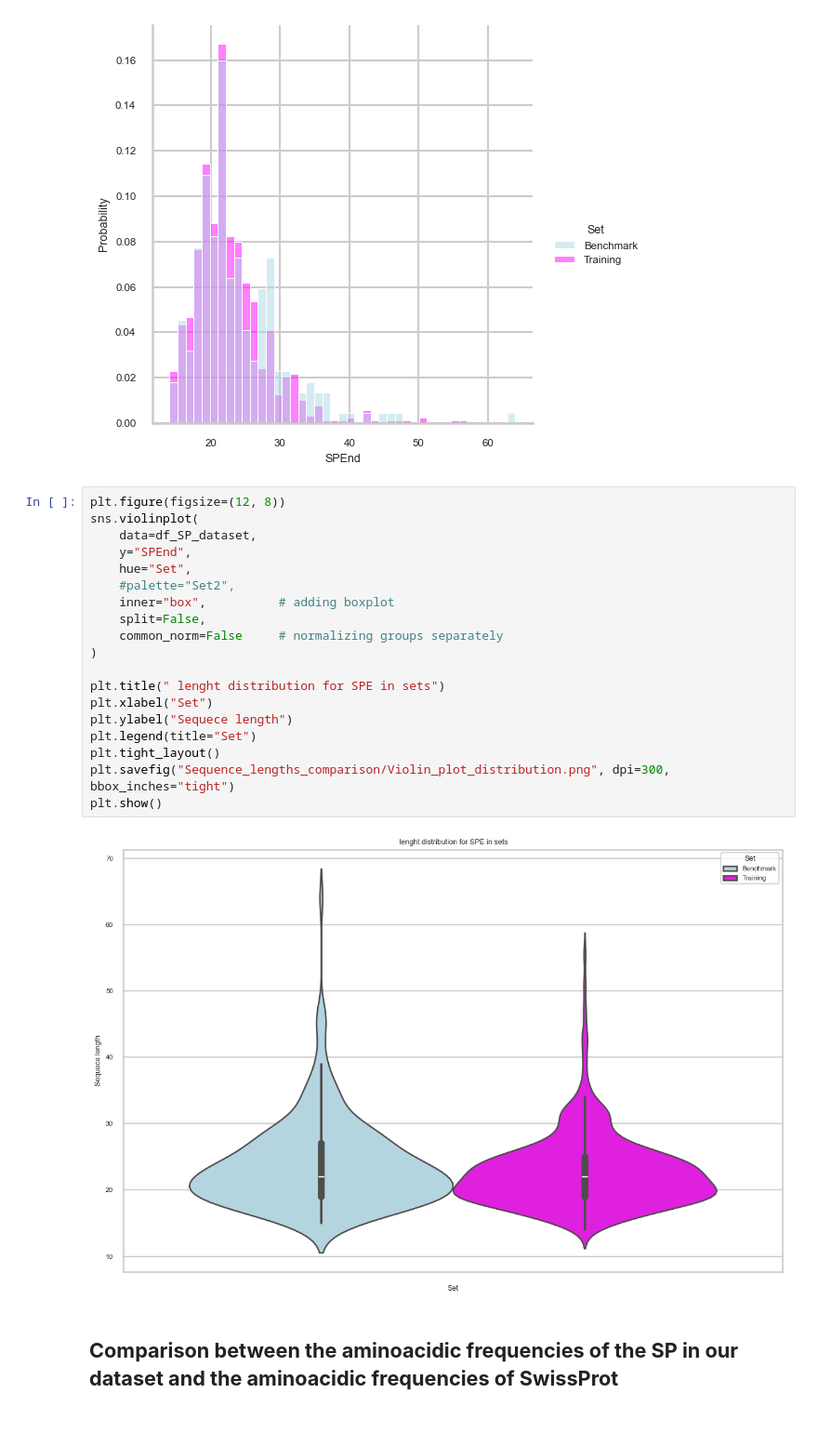
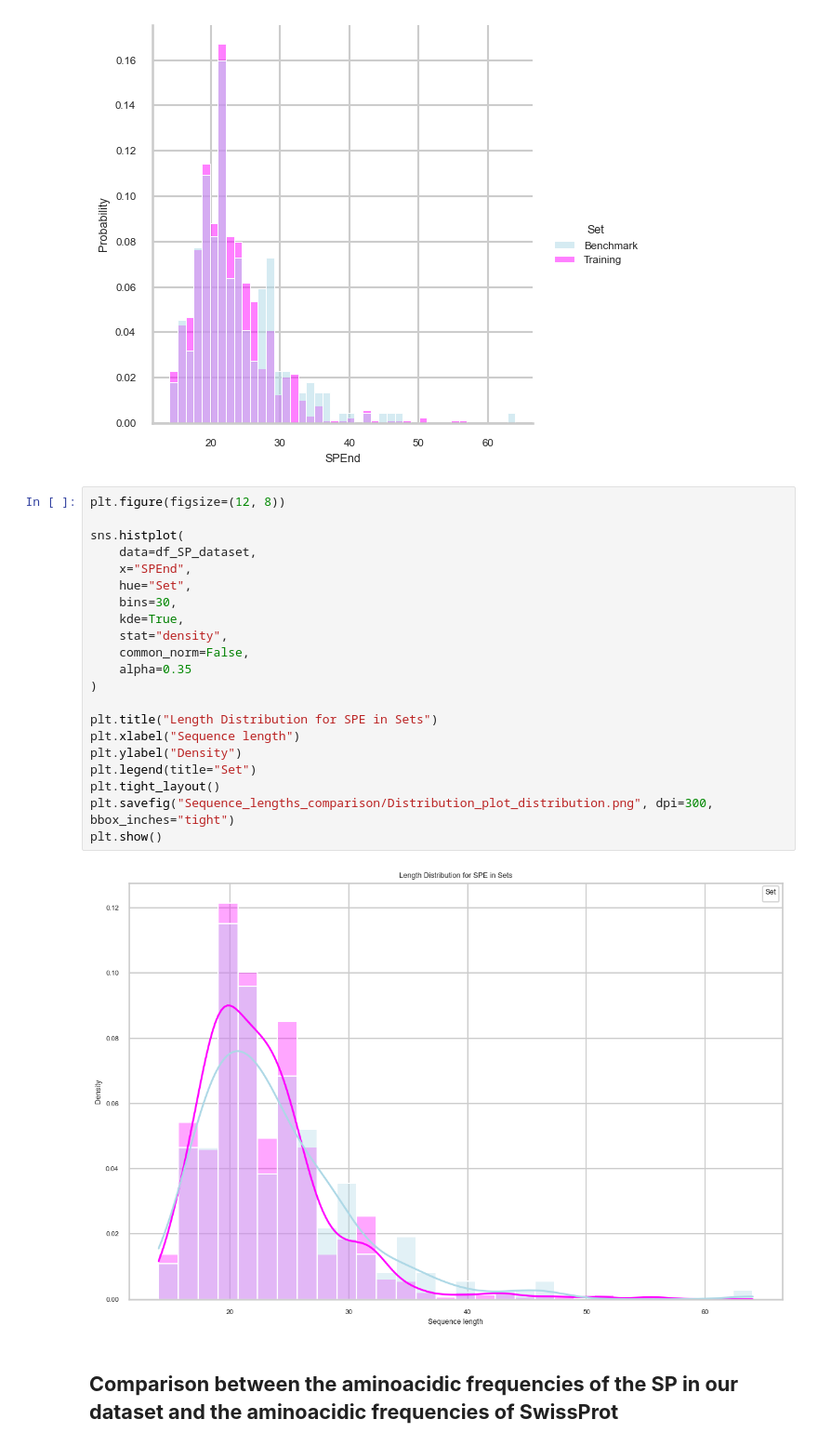
Before and after one commit to neginnilforosh/Labratory_of_Bioinformtics2, a Jupyter notebook: 3.Data_Analysis/plots.ipynb, the cells around one changed output. Shown at 93% size. Drawn from its saved outputs; the diff is of its cells as text.

```diff
--- a/3.Data_Analysis/plots.ipynb
+++ b/3.Data_Analysis/plots.ipynb
@@ -404,25 +407,27 @@ plt.savefig("Sequence_lengths_comparison/sp_length_train_vs_bench.png", dpi=300,
 [figure]
 # %%
 plt.figure(figsize=(12, 8))
-sns.violinplot(
+
+sns.histplot(
     data=df_SP_dataset,
-    y="SPEnd",
+    x="SPEnd",
     hue="Set",
-    #palette="Set2",
-    inner="box",          # adding boxplot
-    split=False,
-    common_norm=False     # normalizing groups separately
+    bins=30,
+    kde=True,
+    stat="density",
+    common_norm=False,
+    alpha=0.35
 )
 
-plt.title(" lenght distribution for SPE in sets")
-plt.xlabel("Set")
-plt.ylabel("Sequece length")
+plt.title("Length Distribution for SPE in Sets")
+plt.xlabel("Sequence length")
+plt.ylabel("Density")
 plt.legend(title="Set")
 plt.tight_layout()
-plt.savefig("Sequence_lengths_comparison/Violin_plot_distribution.png", dpi=300, bbox_inches="tight")
+plt.savefig("Sequence_lengths_comparison/Distribution_plot_distribution.png", dpi=300, bbox_inches="tight")
 plt.show()
 # %% [output]
-[figure, old version]
+[figure, new version]
 # %% [markdown]
 ## **Comparison between the aminoacidic frequencies of the SP in our dataset and the aminoacidic frequencies of SwissProt**
 # %% [markdown]
```
Also changed, not shown: parts of 4 cells of this notebook, 31 other files.
